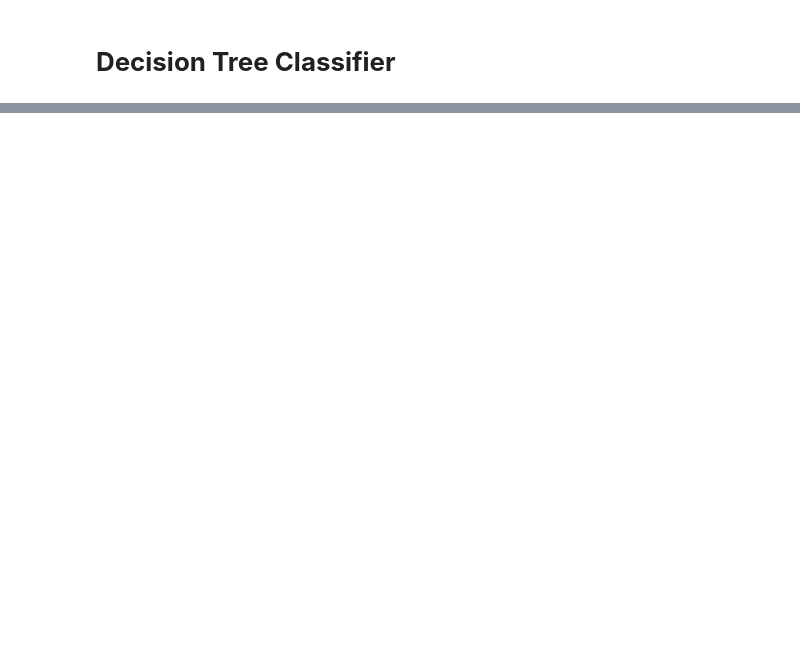
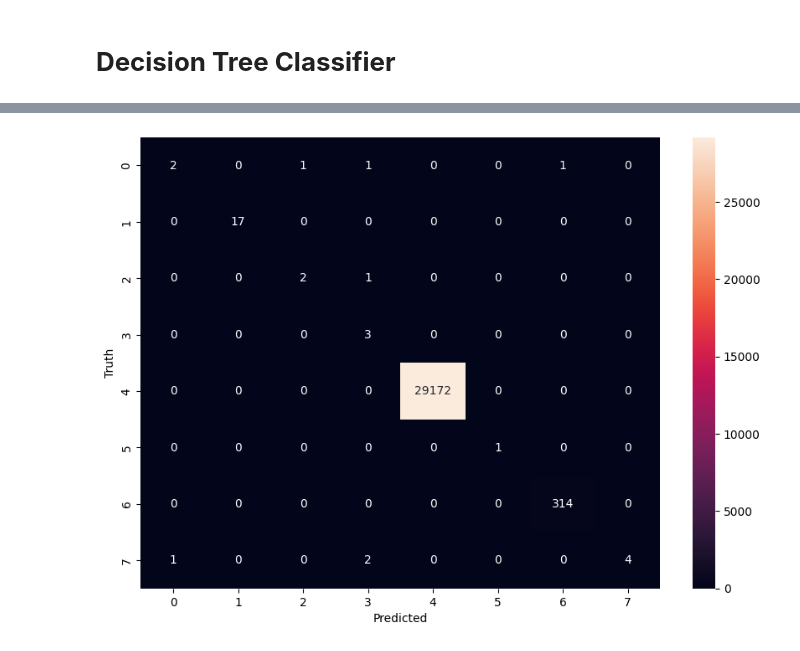
Before and after one commit to Pickles91/intrusion-detection-system-using-decision-trees, a Jupyter notebook: IDS_for_R2l_with_DT.ipynb, the cells around one changed output, grey strips where cells are left out. Drawn from its saved outputs; the diff is of its cells as text; code cells hidden in the pictures; blank space fills up the shorter version.

```diff
--- a/IDS_for_R2l_with_DT.ipynb
+++ b/IDS_for_R2l_with_DT.ipynb
@@ -595,0 +581,17 @@ plt.show()
+# %%
+# Confusion Matrix: A confusion matrix is a table that is often used to describe the performance of a classification model. It can provide insights not just into the errors being made by your classifier but more importantly the types of errors that are being made.
+
+import seaborn as sns
+from sklearn.metrics import confusion_matrix
+
+# Calculate the confusion matrix
+cm = confusion_matrix(y_test_r2l, y_pred_r2l)
+
+# Plot the confusion matrix
+plt.figure(figsize=(10,7))
+sns.heatmap(cm, annot=True, fmt='d')
+plt.xlabel('Predicted')
+plt.ylabel('Truth')
+plt.show()
+# %% [output]
+[figure, added]
```
Also changed, not shown: parts of 13 cells of this notebook.
